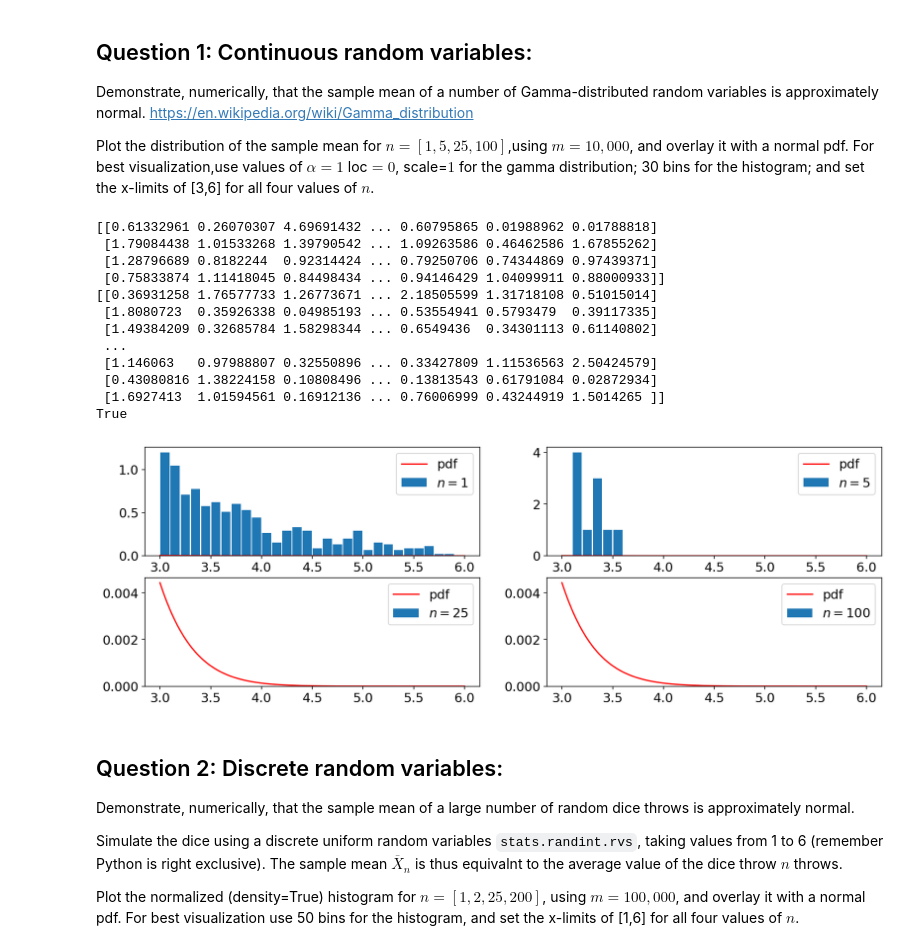
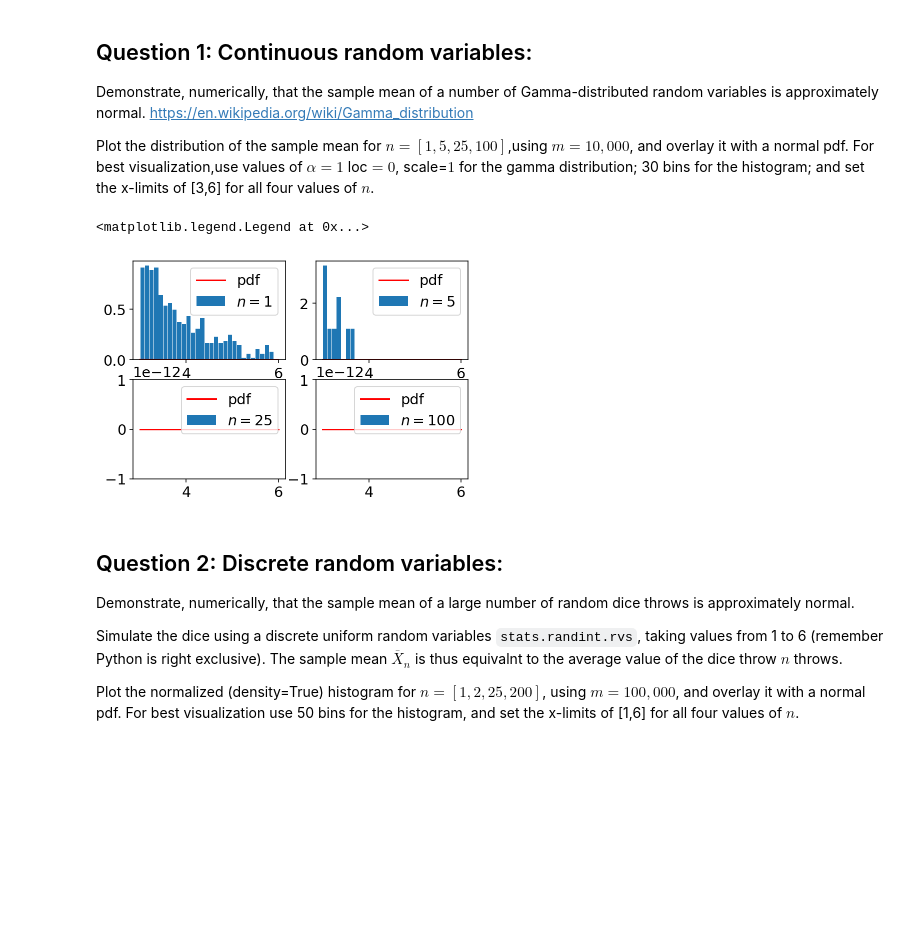
Before and after one commit to yuditwang/SIMLES, a Jupyter notebook: M01_Lab.ipynb, the cells around one changed output. Drawn from its saved outputs; the diff is of its cells as text; code cells hidden in the pictures; blank space fills up the shorter version.

```diff
--- a/M01_Lab.ipynb
+++ b/M01_Lab.ipynb
@@ -163,7 +163,9 @@ Demonstrate, numerically, that the sample mean of a number of Gamma-distributed
 
 Plot the distribution of the sample mean for $n=[1,5,25,100]$,using $m=10,000$, and overlay it with a normal pdf. For best visualization,use values of $\alpha=1$ loc$=0$, scale=$1$ for the gamma distribution; 30 bins for the histogram; and set the x-limits of [3,6] for all four values of $n$.
 # %%
+#sample size
 N=[1,5,25,100]
+#number of samples
 m=10000
 a=1
 loc=0
@@ -172,6 +174,7 @@ Nbin_edges=31
 xlim_left=3
 xlim_right=6
 meanx=np.zeros((4,m))
+scale_clt=np.zeros(4)
 i=0
 bin_edges=np.linspace(xlim_left,xlim_right,Nbin_edges)
 bin_centers=(bin_edges[1:]+bin_edges[0:-1])/2
@@ -182,56 +185,52 @@ f_gamma=stats.gamma.pdf(x_gamma,loc=loc,scale=scale, a=a)
 f_norm=stats.norm.pdf(x_gamma,loc=loc,scale=scale)
 
 for n in N:
-    X_gamma=stats.gamma.rvs(loc=loc,scale=scale, a=a, size=n*m)
-    matrix=np.reshape(X_gamma,(n,m))
+    scale_clt[i]=scale/np.sqrt(n)
     for j in range(m):
-        meanx[i][j]=sum(matrix[:,j])/n
+        X_gamma=stats.gamma.rvs(loc=loc,scale=scale, a=a, size=n)
+        meanx[i][j]=sum(X_gamma)/n
     i += 1
 
 
 
 
 
 #histogram=np.histogram(X_norm,bin_edges, normed=True)[0]
 #F_approx=np.cumsum(histogram)*np.mean(np.diff(bin_edges))
 
 fig, ax = plt.subplots(2,2)
+
+f_norm=stats.norm.pdf(x_gamma,loc=loc,scale=scale_clt[0])
+
 ax[0,0].plot(x_gamma, f_norm, 'r-', ms=10, label='pdf')
 ax[0,0].hist(meanx[0,:],bins=bin_edges,density=True,rwidth=0.9,label='$n=1$')
 ax[0,0].legend()
 
+f_norm=stats.norm.pdf(x_gamma,loc=loc,scale=scale_clt[1])
 
 ax[0,1].plot(x_gamma, f_norm, 'r-', ms=10, label='pdf')
 ax[0,1].hist(meanx[1,:],bins=bin_edges,density=True,rwidth=0.9,label='$n=5$')
 ax[0,1].legend()
 
+f_norm=stats.norm.pdf(x_gamma,loc=loc,scale=scale_clt[2])
+
 ax[1,0].plot(x_gamma, f_norm, 'r-', ms=10, label='pdf')
 ax[1,0].hist(meanx[2,:],bins=bin_edges,density=True,rwidth=0.9,label='$n=25$')
 ax[1,0].legend()
+
+f_norm=stats.norm.pdf(x_gamma,loc=loc,scale=scale_clt[3])
 
 ax[1,1].plot(x_gamma, f_norm, 'r-', ms=10, label='pdf')
 ax[1,1].hist(meanx[3,:],bins=bin_edges,density=True,rwidth=0.9,label='$n=100$')
 ax[1,1].legend()
 
 
 
-print(meanx[:10,:])
-print(matrix[:10,:])
-print(np.isfinite(meanx).all())
+#print(meanx[:10,:])
+#print(np.isfinite(meanx).all())
 # %% [output]
-[[0.61332961 0.26070307 4.69691432 ... 0.60795865 0.01988962 0.01788818]
- [1.79084438 1.01533268 1.39790542 ... 1.09263586 0.46462586 1.67855262]
- [1.28796689 0.8182244  0.92314424 ... 0.79250706 0.74344869 0.97439371]
- [0.75833874 1.11418045 0.84498434 ... 0.94146429 1.04099911 0.88000933]]
-[[0.36931258 1.76577733 1.26773671 ... 2.18505599 1.31718108 0.51015014]
- [1.8080723  0.35926338 0.04985193 ... 0.53554941 0.5793479  0.39117335]
- [1.49384209 0.32685784 1.58298344 ... 0.6549436  0.34301113 0.61140802]
- ...
- [1.146063   0.97988807 0.32550896 ... 0.33427809 1.11536563 2.50424579]
- [0.43080816 1.38224158 0.10808496 ... 0.13813543 0.61791084 0.02872934]
- [1.6927413  1.01594561 0.16912136 ... 0.76006999 0.43244919 1.5014265 ]]
-True
+<matplotlib.legend.Legend at 0x...>
-[figure, old version]
+[figure, new version]
 # %% [markdown]
 ##  Question 2: Discrete random variables:
 Demonstrate, numerically, that the sample mean of a large number of random dice throws is approximately normal.
```
Also changed, not shown: parts of 1 cell of this notebook.
